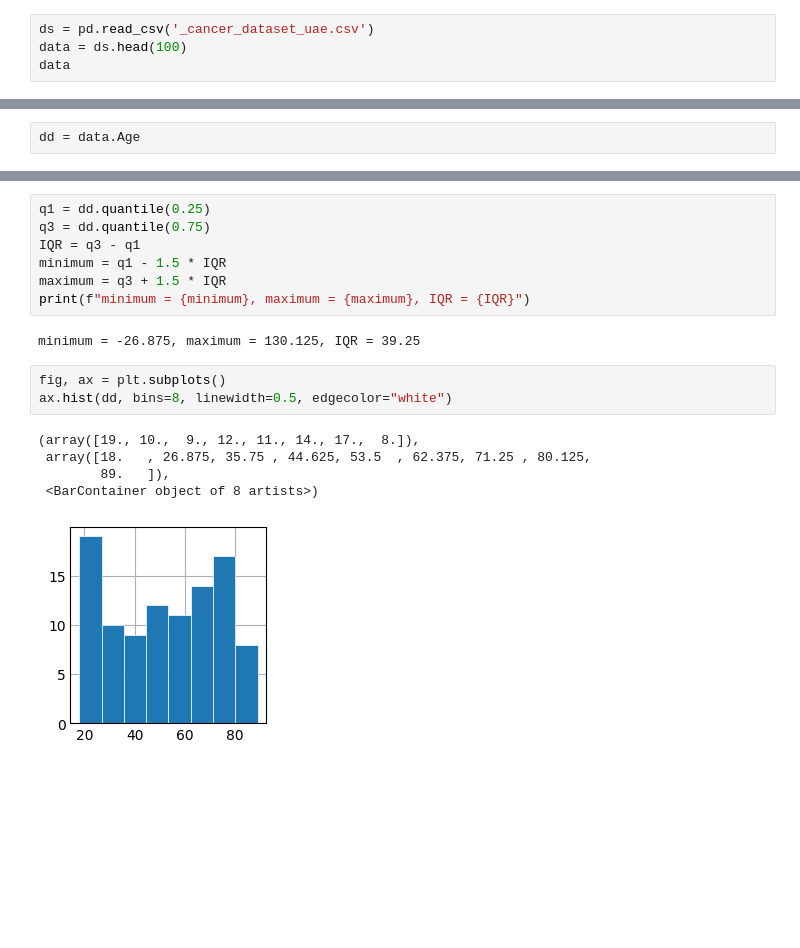
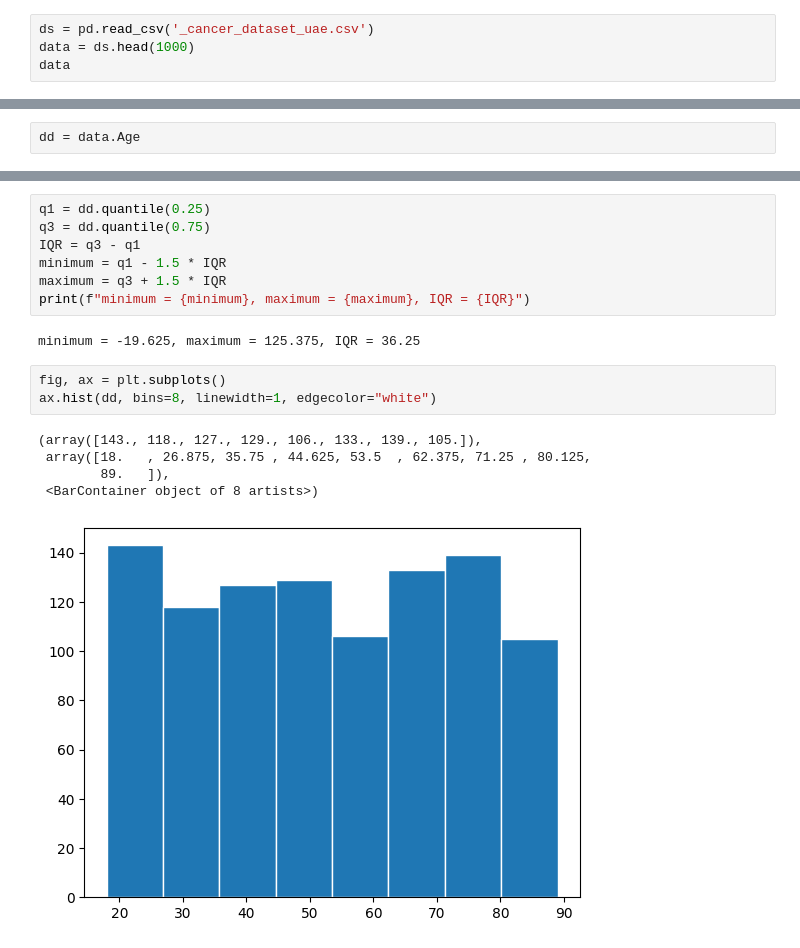
Before and after one commit to rex-vero/data-mining-tasks, a Jupyter notebook: ds.ipynb, the cells around one changed output, grey strips where cells are left out. Cells and saved outputs as stored; diff of their text form; blank space fills up the shorter version.

```diff
--- a/ds.ipynb
+++ b/ds.ipynb
@@ -3,7 +3,7 @@ import pandas as pd
 import matplotlib.pyplot as plt
 # %%
 ds = pd.read_csv('_cancer_dataset_uae.csv')
-data = ds.head(100)
+data = ds.head(1000)
 data
 # %% [output]
 |  | Patient_ID | Age | Gender | Nationality | Emirate | Diagnosis_Date | Cancer_Type | Cancer_Stage | ... |
@@ -57,16 +57,16 @@ minimum = q1 - 1.5 * IQR
 maximum = q3 + 1.5 * IQR
 print(f"minimum = {minimum}, maximum = {maximum}, IQR = {IQR}")
 # %% [output]
-minimum = -26.875, maximum = 130.125, IQR = 39.25
+minimum = -19.625, maximum = 125.375, IQR = 36.25
 # %%
 fig, ax = plt.subplots()
-ax.hist(dd, bins=8, linewidth=0.5, edgecolor="white")
+ax.hist(dd, bins=8, linewidth=1, edgecolor="white")
 # %% [output]
-(array([19., 10.,  9., 12., 11., 14., 17.,  8.]),
+(array([143., 118., 127., 129., 106., 133., 139., 105.]),
  array([18.   , 26.875, 35.75 , 44.625, 53.5  , 62.375, 71.25 , 80.125,
         89.   ]),
  <BarContainer object of 8 artists>)
-[figure, old version]
+[figure, new version]
 # %%
 fig, ax = plt.subplots()
 ax.ecdf(dd)
```
Also changed, not shown: parts of 7 cells of this notebook.
